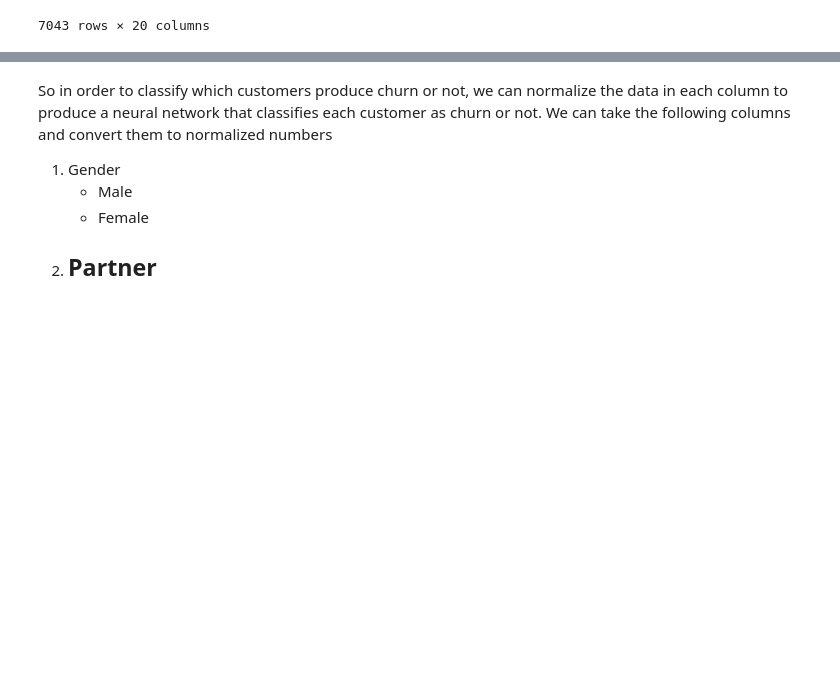
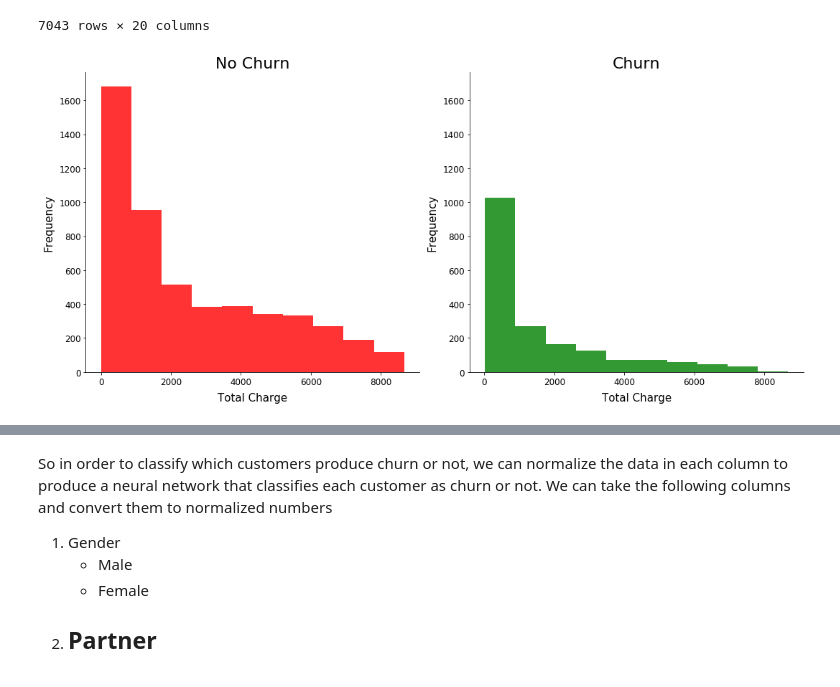
Before and after one commit to tnorlund/CustomerAnalytics, a Jupyter notebook: Churn.ipynb, the cells around one changed output, grey strips where cells are left out. Cells and saved outputs as stored; diff of their text form; code cells hidden in the pictures; blank space fills up the shorter version.

```diff
--- a/Churn.ipynb
+++ b/Churn.ipynb
@@ -10,6 +10,7 @@ churn_df = pd.read_csv(
     "Customer_Churn_Dataset.csv",
     index_col=0
 )
+churn_df["TotalCharges"] = churn_df["TotalCharges"].replace([" "], "0").astype("float")
 churn_df
 # %% [output]
 |  | gender | SeniorCitizen | Partner | Dependents | tenure | PhoneService | MultipleLines | InternetService | ... |
@@ -26,3 +27,81 @@ churn_df
 | 8361-LTMKD | Male | 1 | Yes | No | 4 | Yes | Yes | Fiber optic | ... |
 | 3186-AJIEK | Male | 0 | No | No | 66 | Yes | No | Fiber optic | ... |
 7043 rows × 20 columns
+# %%
+parameter = "tenure"
+
+fig, ax = plt.subplots(1, 2, figsize=(15, 7))
+churn_df[churn_df["Churn"] == "No"]["TotalCharges"].plot(
+    kind='hist',
+    color="Red",
+    alpha=.8,
+    ax=ax[0]
+)
+churn_df[churn_df["Churn"] == "Yes"]["TotalCharges"].plot(
+    kind='hist',
+    color="Green",
+    alpha=.8,
+    ax=ax[1]
+)
+
+ax[0].set_title(
+    "No Churn",
+    fontdict={
+            'fontsize': 22,
+            'verticalalignment': 'baseline',
+            'horizontalalignment': "center"
+        }
+)
+ax[1].set_title(
+    "Churn",
+    fontdict={
+            'fontsize': 22,
+            'verticalalignment': 'baseline',
+            'horizontalalignment': "center"
+        }
+)
+if ax[0].get_ylim()[1] > ax[1].get_ylim()[1]:
+    ax[1].set_ylim(ax[0].get_ylim())
+else:
+    ax[0].set_ylim(ax[1].get_ylim())
+
+for axis in ax:
+    axis.spines['right'].set_visible(False)
+    axis.spines['top'].set_visible(False)
+    axis.yaxis.set_ticks_position('left')
+    axis.set_ylabel(
+        "Frequency",
+        fontdict={
+            'fontsize': 15,
+            'verticalalignment': 'baseline',
+            'horizontalalignment': "center"
+        },
+        labelpad=10
+    )
+    axis.set_xlabel(
+        "Total Charge",
+        fontdict={
+            'fontsize': 15,
+            'verticalalignment': 'baseline',
+            'horizontalalignment': "center"
+        },
+        labelpad=20
+    )
+    axis.tick_params(
+        axis='y',
+        which='both',
+        labelsize=12
+    )
+    axis.tick_params(
+        axis='x',
+        which='both',
+        labelsize=12
+    )
+plt.tight_layout()
+# plt.show()
+plt.savefig(
+    "TotalCharge.png",
+    bbox_inches="tight"
+)
+# %% [output]
+[figure, added]
```
Also changed, not shown: parts of 1 cell of this notebook, 1 other file.
